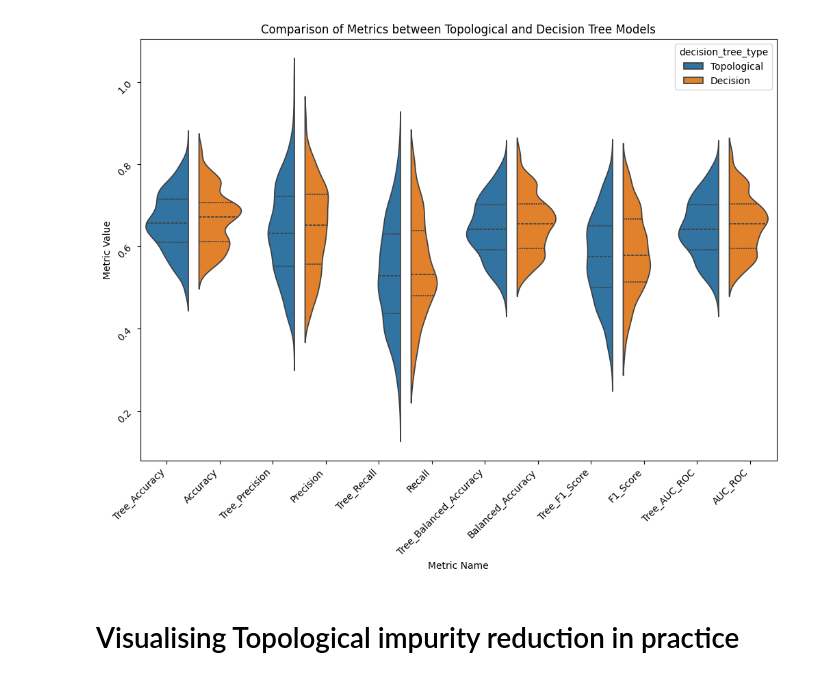
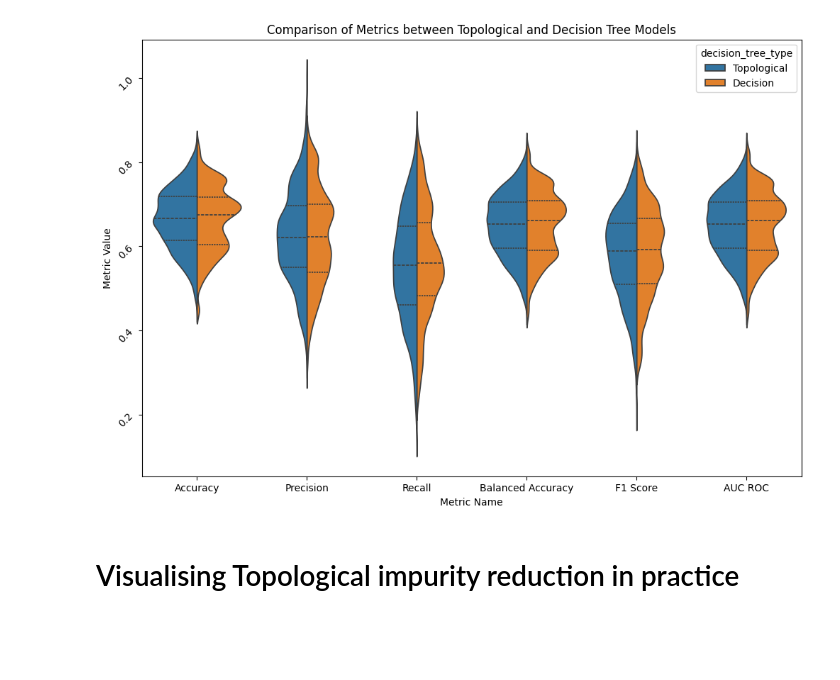
Before and after one commit to Manas02/topologicalimpurity, a Jupyter notebook: notebook/benchmark_plot.ipynb, the cells around one changed output. Cells and saved outputs as stored; diff of their text form; code cells hidden in the pictures; blank space fills up the shorter version.

Commit message:
new bench

```diff
--- a/notebook/benchmark_plot.ipynb
+++ b/notebook/benchmark_plot.ipynb
@@ -5,4 +5,4 @@ import matplotlib.pyplot as plt
 import seaborn as sns
 # from plotnine import ggplot, aes, geom_bar, geom_line, facet_wrap, theme_minimal, labs
 # %%
-df = pd.read_csv('../benchmark/results_tree.csv')
+df = pd.read_csv('../benchmark/benchmark_simpd_tdt_result.csv')
@@ -57,36 +57,36 @@ metrics = [
 ]
 
 # Melt the DataFrame to create a DataFrame with metric types and values
 df_melted = df.melt(id_vars=['Dataset', 'Sim_threshold', 'Molecular_network_Fingeprint', 'Model_Fingeprint'],
                     value_vars=metrics,
                     var_name='metric_type',
                     value_name='value')
 
 # Extract the decision tree type (Topological or Decision) and metric name from the metric type
 df_melted['decision_tree_type'] = df_melted['metric_type'].apply(lambda x: 'Topological' if 'Topological' in x else 'Decision')
-df_melted['metric_name'] = df_melted['metric_type'].apply(lambda x: x.split('_', 2)[2])  # Splitting and keeping only metric name
+df_melted['metric_name'] = df_melted['metric_type'].apply(lambda x: x.replace("Topological_Decision_Tree_", "").replace("Decision_Tree_", "").replace("_", " "))
 
 # Set up the plot
 plt.figure(figsize=(12, 8))
 
 # Create a violin plot comparing the distributions of each metric for "Topological Decision Tree" and "Decision Tree"
 ax = sns.violinplot(data=df_melted, x='metric_name', y='value', hue='decision_tree_type', split=True, inner='quartile')
 
 # Set y-tick labels rotation (optional, you can adjust the angle as needed)
 ax.set_yticklabels(ax.get_yticklabels(), rotation=45)
 
 # Set x-tick labels to remove underscores and rotate for readability
-ax.set_xticklabels(ax.get_xticklabels(), rotation=45, ha='right')
+# ax.set_xticklabels(ax.get_xticklabels(), rotation=45, ha='right')
 
 # Set title and labels
 plt.title('Comparison of Metrics between Topological and Decision Tree Models')
 plt.xlabel('Metric Name')
 plt.ylabel('Metric Value')
 
 # Show the plot
 plt.show()
 # %% [output]
-[figure, old version]
+[figure, new version]
 # %% [markdown]
 # Visualising Topological impurity reduction in practice
 # %%
```
Also changed, not shown: parts of 2 cells of this notebook, 8 other files.
